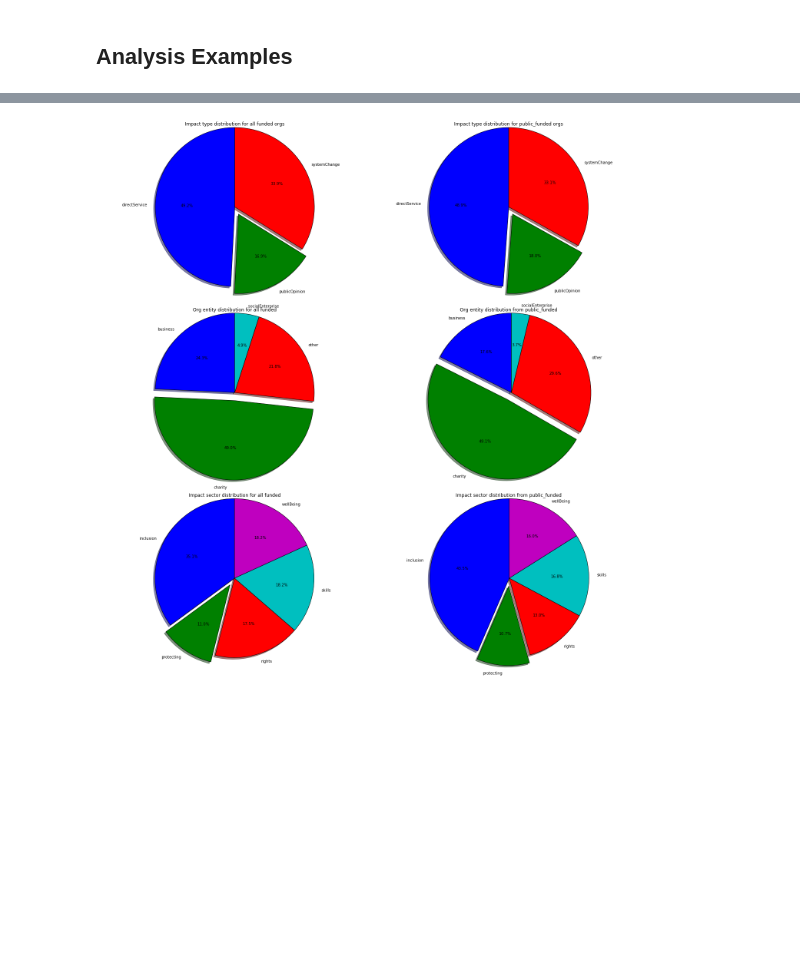
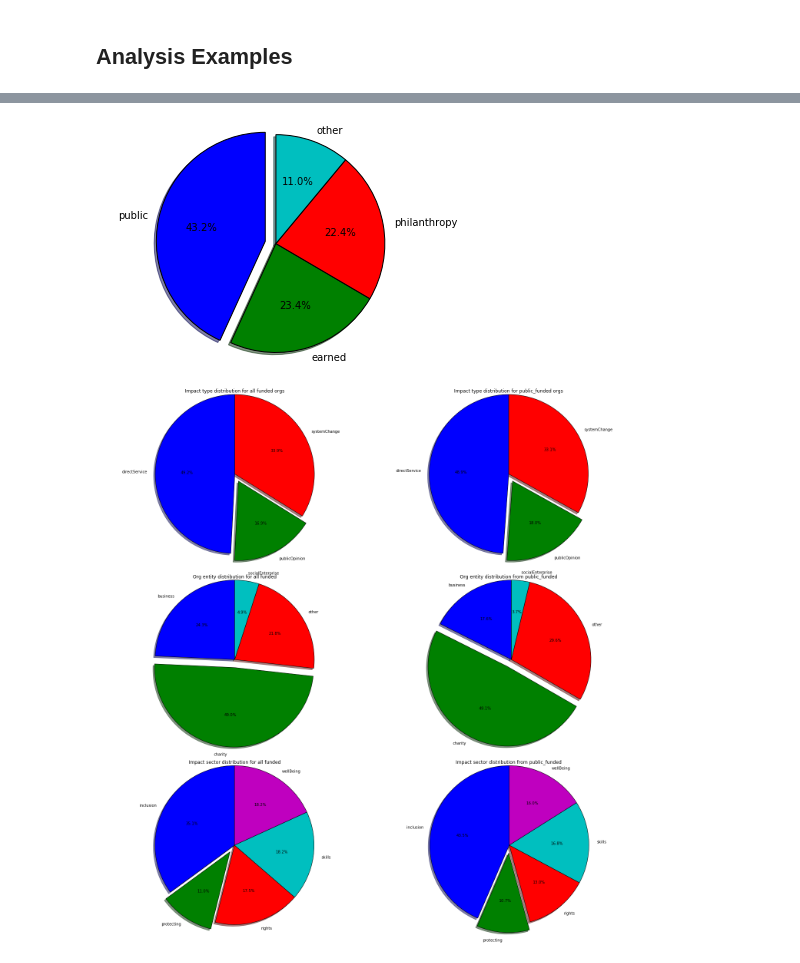
Before and after one commit to Zhenxingzhang/Ashoka_Data_Analysis, a Jupyter notebook: AshokaData.ipynb, the cells around one changed output, grey strips where cells are left out. Cells and saved outputs as stored; diff of their text form; code cells hidden in the pictures; blank space fills up the shorter version.

```diff
--- a/AshokaData.ipynb
+++ b/AshokaData.ipynb
@@ -224,6 +224,15 @@ def pie_chart_for_impact(orgs_df, public_funded_org, funds_resouces_name):
 
     plt.tight_layout(pad=1.0, w_pad=0.5, h_pad=3.0)
     plt.show()
+# %%
+merged_orgs_df["fundingSourcesMain"].value_counts()
+
+plt.pie([133, 72, 69, 34], explode=(0.1, 0.0, 0.0, 0.0), labels=["public", "earned", "philanthropy", "other"], autopct='%1.1f%%',
+            shadow=True, startangle=90)
+plt.axis('equal')
+plt.show()
+# %% [output]
+[figure, added]
 # %%
 public_funded_org = merged_orgs_df.loc[merged_orgs_df['fundingSourcesMain'] == 'public']
 pie_chart_for_impact(merged_orgs_df, public_funded_org, "public_funded")
```
Also changed, not shown: parts of 3 cells of this notebook.
